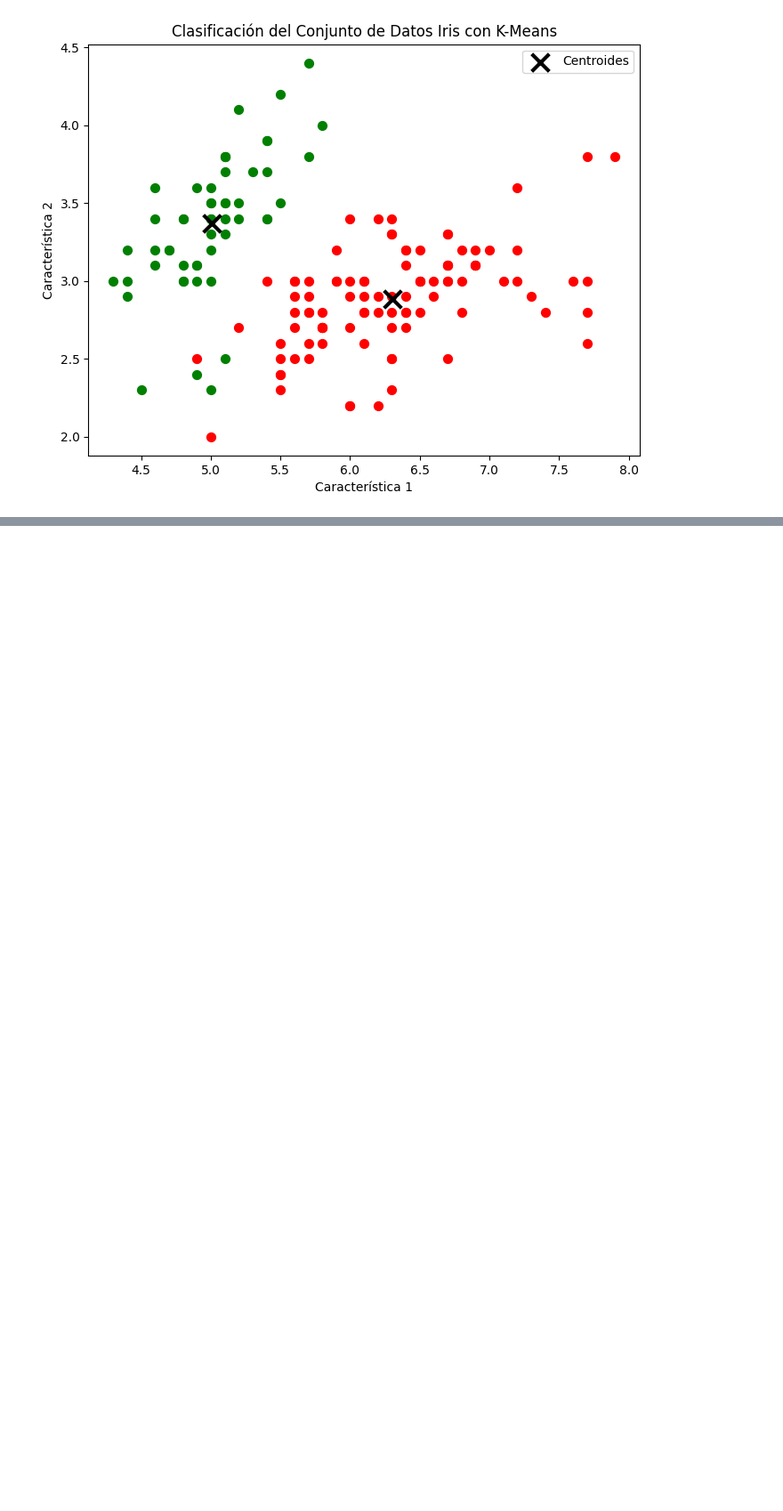
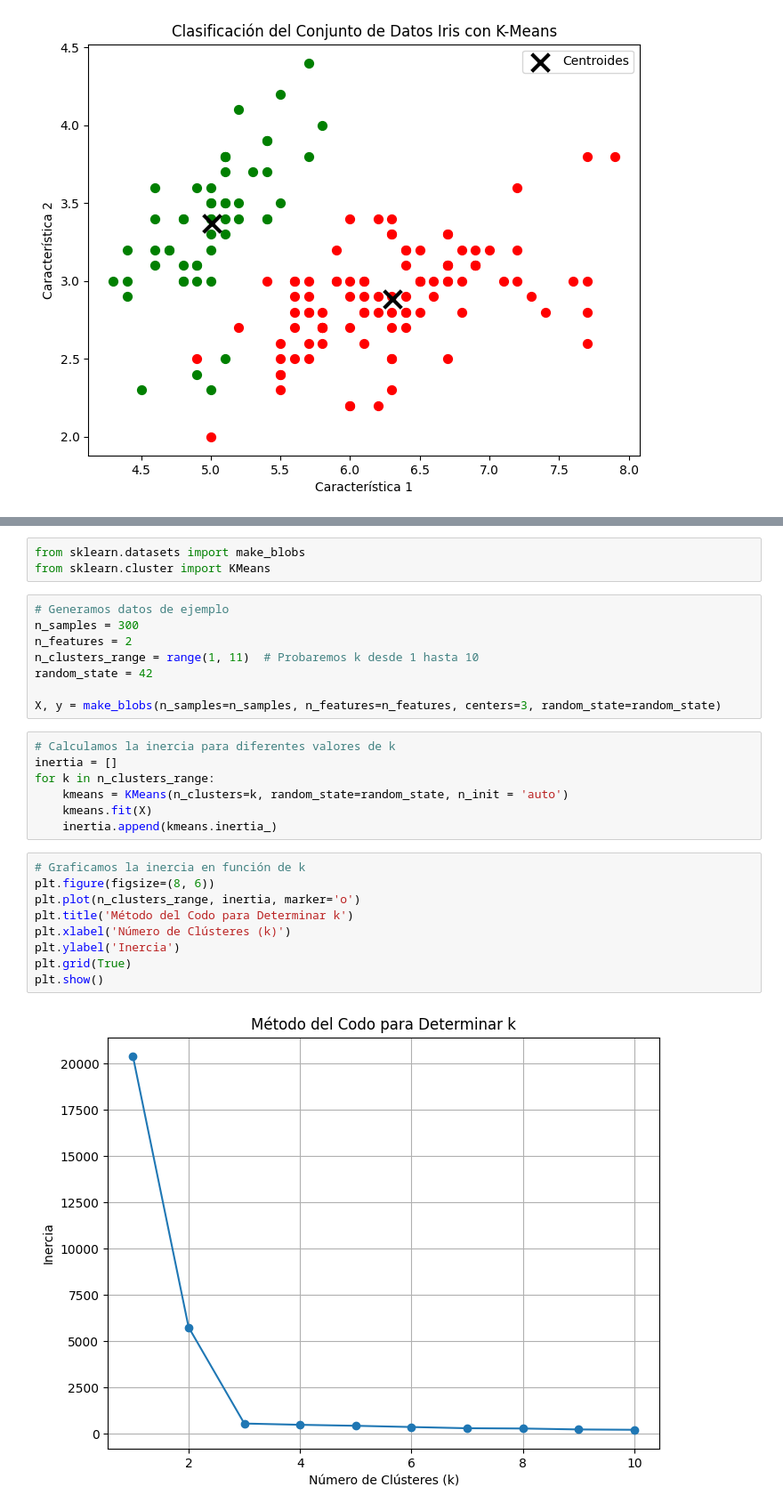
Before and after one commit to QuimicaLi/MLBedu, a Jupyter notebook: Sesion-03/Ejemplo01.ipynb, the cells around one changed output, grey strips where cells are left out. Shown at 89% size. Drawn from its saved outputs; the diff is of its cells as text; blank space fills up the shorter version.

```diff
--- a/Sesion-03/Ejemplo01.ipynb
+++ b/Sesion-03/Ejemplo01.ipynb
@@ -71,0 +127,29 @@ plt.show()
+# %%
+from sklearn.datasets import make_blobs
+from sklearn.cluster import KMeans
+# %%
+# Generamos datos de ejemplo
+n_samples = 300
+n_features = 2
+n_clusters_range = range(1, 11)  # Probaremos k desde 1 hasta 10
+random_state = 42
+
+X, y = make_blobs(n_samples=n_samples, n_features=n_features, centers=3, random_state=random_state)
+# %%
+# Calculamos la inercia para diferentes valores de k
+inertia = []
+for k in n_clusters_range:
+    kmeans = KMeans(n_clusters=k, random_state=random_state, n_init = 'auto')
+    kmeans.fit(X)
+    inertia.append(kmeans.inertia_)
+# %%
+# Graficamos la inercia en función de k
+plt.figure(figsize=(8, 6))
+plt.plot(n_clusters_range, inertia, marker='o')
+plt.title('Método del Codo para Determinar k')
+plt.xlabel('Número de Clústeres (k)')
+plt.ylabel('Inercia')
+plt.grid(True)
+plt.show()
+# %% [output]
+[figure, added]
```
Also changed, not shown: parts of 12 cells of this notebook.
